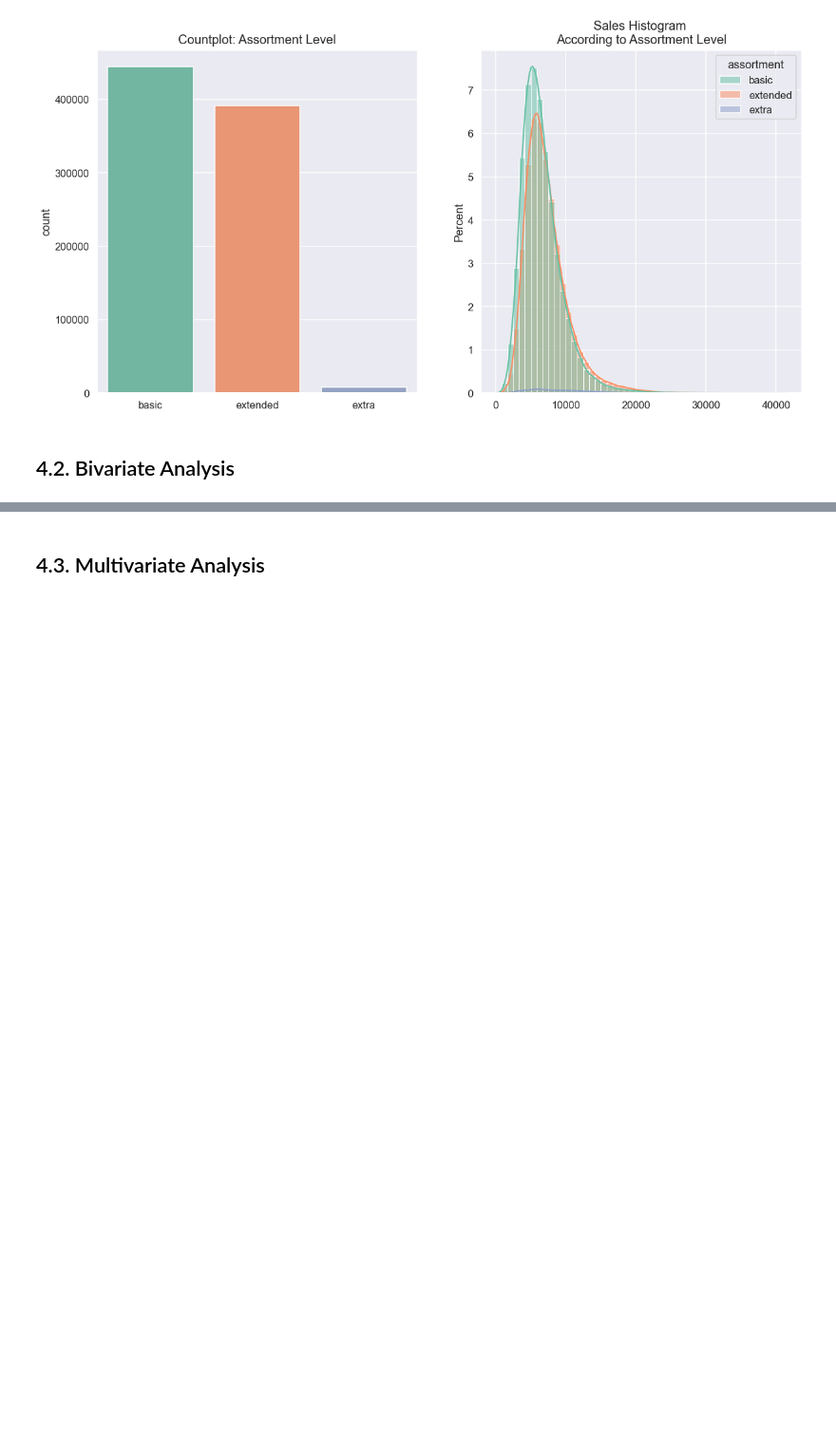
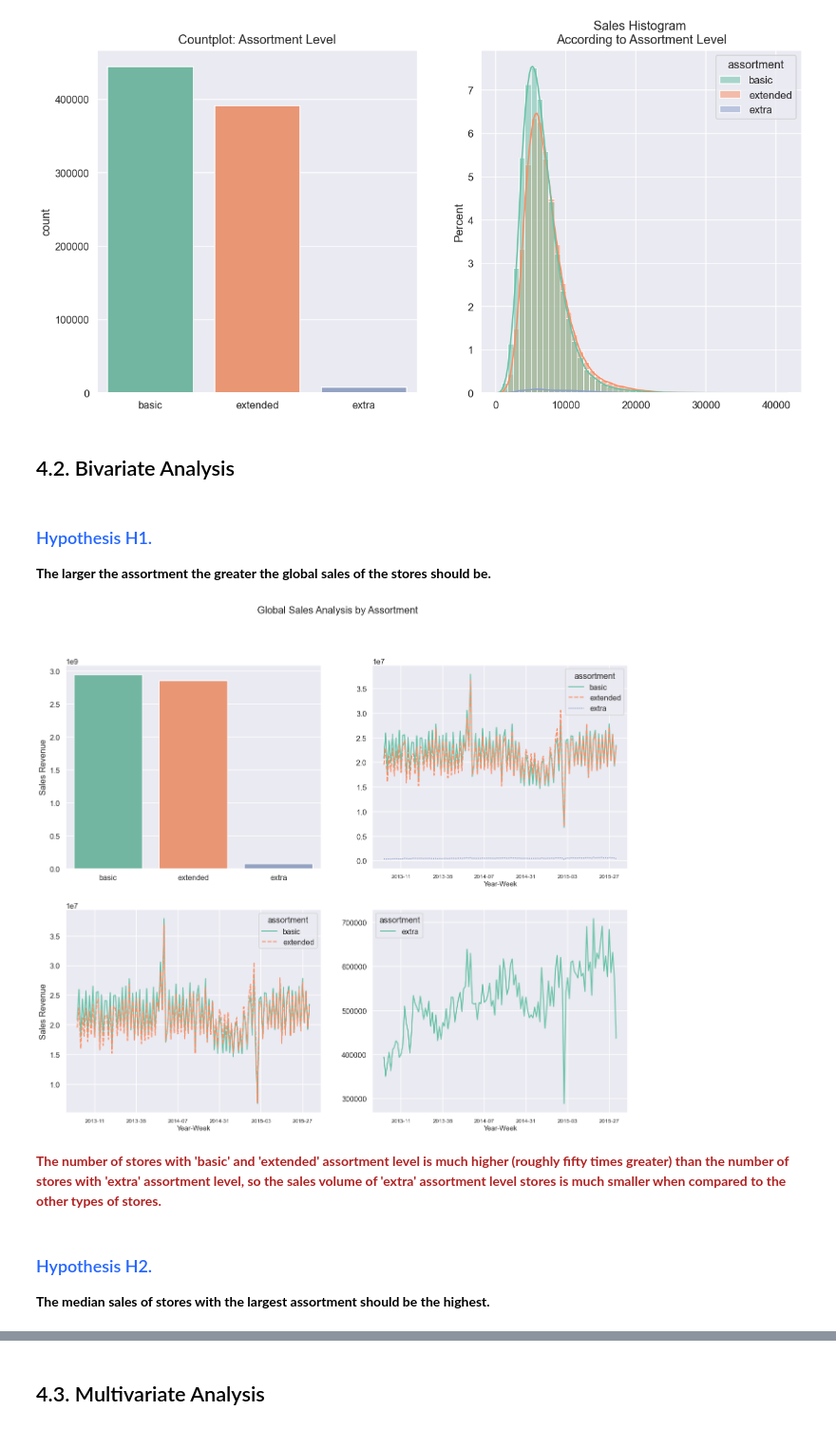
Before and after one commit to douglascpsouza/store_sales_prediction, a Jupyter notebook: notebooks/stg04_eda.ipynb, the cells around one changed output, grey strips where cells are left out. Shown at 95% size. Cells and saved outputs as stored; diff of their text form; code cells hidden in the pictures; blank space fills up the shorter version.

```diff
--- a/notebooks/stg04_eda.ipynb
+++ b/notebooks/stg04_eda.ipynb
@@ -785,3 +842,49 @@ plt.show()
 [figure]
 # %% [markdown]
 ## <font color='#200CF'> 4.2. Bivariate Analysis </font>
+# %% [markdown]
+### <font color='#2365FF'> Hypothesis H1. </font>
+
+**The larger the assortment the greater the global sales of the stores should be.**
+# %%
+# group by assortment then sum the sales
+aux1 = df4[['assortment', 'sales']].groupby('assortment').sum().reset_index()
+# group by year-weak an by assortment then sum the sales
+aux2 = df4[['year_week', 'assortment', 'sales']].groupby(['year_week', 'assortment']).sum().reset_index()
+# pivoting - each year-week in a row and differents assortments in the columns
+aux2 = aux2.pivot(index='year_week', columns='assortment', values='sales')
+
+plt.figure(figsize=(22, 18))
+plt.suptitle('Global Sales Analysis by Assortment')
+
+plt.subplot(2, 2, 1)
+sns.barplot(x='assortment', y='sales', data=aux1)
+plt.xlabel('')
+plt.ylabel('Sales Revenue')
+
+plt.subplot(2, 2, 2)
+sns.lineplot(data=aux2)
+plt.xticks(ticks=[10,34,58,82,106,130], fontsize=12)
+plt.xlabel('Year-Week', fontsize=15)
+
+plt.subplot(2, 2, 3)
+sns.lineplot(data=aux2[['basic', 'extended']])
+plt.xticks(ticks=[10,34,58,82,106,130], fontsize=12)
+plt.xlabel('Year-Week', fontsize=15)
+plt.ylabel('Sales Revenue')
+
+plt.subplot(2, 2, 4)
+sns.lineplot(data=aux2[['extra']])
+plt.xticks(ticks=[10,34,58,82,106,130], fontsize=12)
+plt.xlabel('Year-Week', fontsize=15)
+
+# plt.savefig('../img/bivar_analysis/assortment_global_sales.png')
+plt.show()
+# %% [output]
+[figure, added]
+# %% [markdown]
+<font color='firebrick'>**The number of stores with 'basic' and 'extended' assortment level is much higher (roughly fifty times greater) than the number of stores with 'extra' assortment level, so the sales volume of 'extra' assortment level stores is much smaller when compared to the other types of stores.**</font>
+# %% [markdown]
+### <font color='#2365FF'> Hypothesis H2. </font>
+
+**The median sales of stores with the largest assortment should be the highest.**
```
Also changed, not shown: parts of 94 cells of this notebook.
